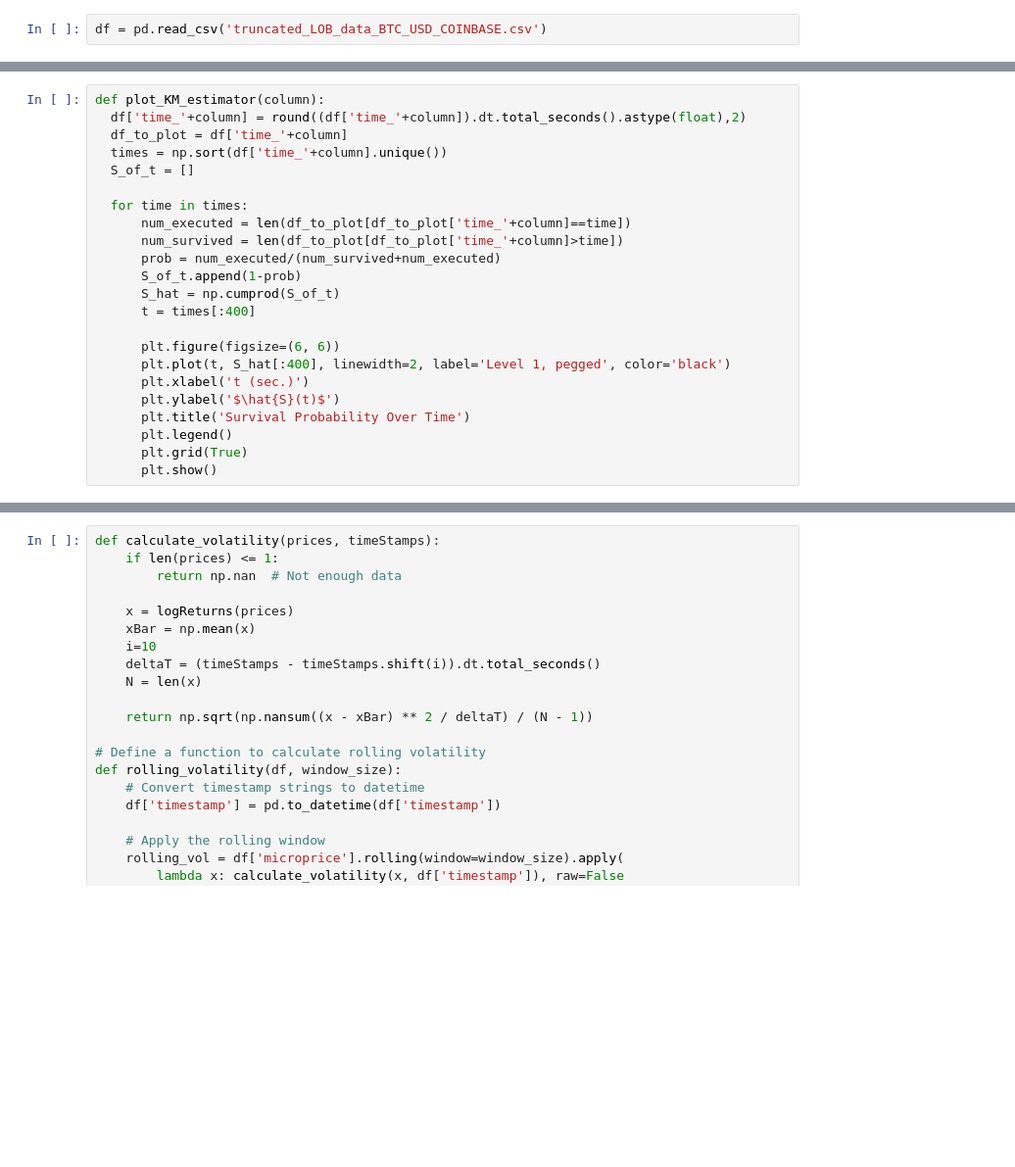
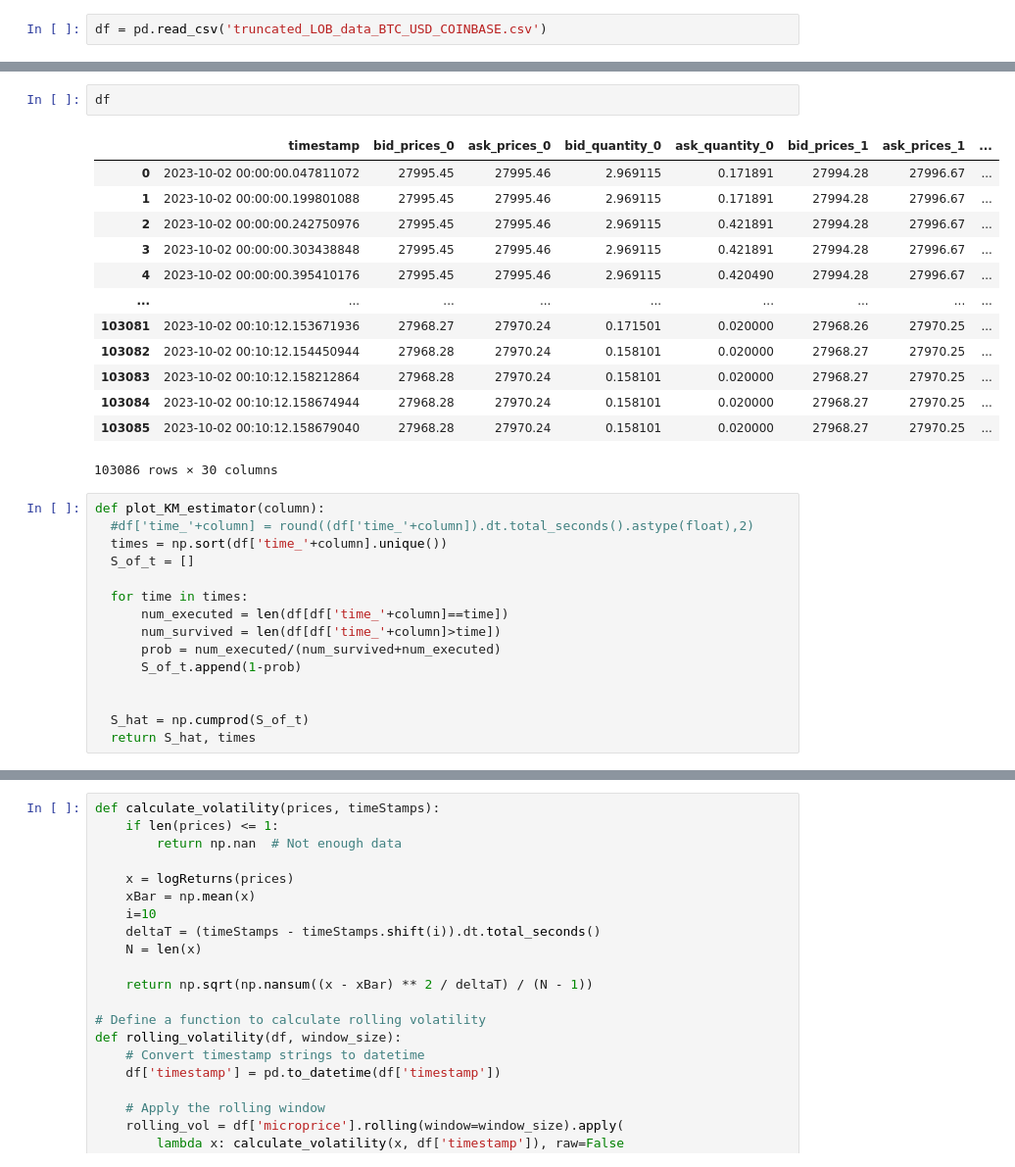
Before and after one commit to poloincognito/limit_order_book, a Jupyter notebook: notebooks/Filltime prediction.ipynb, the cells around one changed output, grey strips where cells are left out. Shown at 98% size. Drawn from its saved outputs; the diff is of its cells as text; blank space fills up the shorter version.

```diff
--- a/notebooks/Filltime prediction.ipynb
+++ b/notebooks/Filltime prediction.ipynb
@@ -32,24 +54,32 @@ for column in columns:
+# %%
+df
+# %% [output]
+|  | timestamp | bid_prices_0 | ask_prices_0 | bid_quantity_0 | ask_quantity_0 | bid_prices_1 | ask_prices_1 | ... |
+| 0 | 2023-10-02 00:00:00.047811072 | 27995.45 | 27995.46 | 2.969115 | 0.171891 | 27994.28 | 27996.67 | ... |
+| 1 | 2023-10-02 00:00:00.199801088 | 27995.45 | 27995.46 | 2.969115 | 0.171891 | 27994.28 | 27996.67 | ... |
+| 2 | 2023-10-02 00:00:00.242750976 | 27995.45 | 27995.46 | 2.969115 | 0.421891 | 27994.28 | 27996.67 | ... |
+| 3 | 2023-10-02 00:00:00.303438848 | 27995.45 | 27995.46 | 2.969115 | 0.421891 | 27994.28 | 27996.67 | ... |
+| 4 | 2023-10-02 00:00:00.395410176 | 27995.45 | 27995.46 | 2.969115 | 0.420490 | 27994.28 | 27996.67 | ... |
+| ... | ... | ... | ... | ... | ... | ... | ... | ... |
+| 103081 | 2023-10-02 00:10:12.153671936 | 27968.27 | 27970.24 | 0.171501 | 0.020000 | 27968.26 | 27970.25 | ... |
+| 103082 | 2023-10-02 00:10:12.154450944 | 27968.28 | 27970.24 | 0.158101 | 0.020000 | 27968.27 | 27970.25 | ... |
+| 103083 | 2023-10-02 00:10:12.158212864 | 27968.28 | 27970.24 | 0.158101 | 0.020000 | 27968.27 | 27970.25 | ... |
+| 103084 | 2023-10-02 00:10:12.158674944 | 27968.28 | 27970.24 | 0.158101 | 0.020000 | 27968.27 | 27970.25 | ... |
+| 103085 | 2023-10-02 00:10:12.158679040 | 27968.28 | 27970.24 | 0.158101 | 0.020000 | 27968.27 | 27970.25 | ... |
+103086 rows × 30 columns
 # %%
 def plot_KM_estimator(column):
-  df['time_'+column] = round((df['time_'+column]).dt.total_seconds().astype(float),2)
-  df_to_plot = df['time_'+column]
+  #df['time_'+column] = round((df['time_'+column]).dt.total_seconds().astype(float),2)
   times = np.sort(df['time_'+column].unique())
   S_of_t = []
 
   for time in times:
-      num_executed = len(df_to_plot[df_to_plot['time_'+column]==time])
-      num_survived = len(df_to_plot[df_to_plot['time_'+column]>time])
+      num_executed = len(df[df['time_'+column]==time])
+      num_survived = len(df[df['time_'+column]>time])
       prob = num_executed/(num_survived+num_executed)
       S_of_t.append(1-prob)
-      S_hat = np.cumprod(S_of_t)
-      t = times[:400]
 
-      plt.figure(figsize=(6, 6))
-      plt.plot(t, S_hat[:400], linewidth=2, label='Level 1, pegged', color='black')
-      plt.xlabel('t (sec.)')
-      plt.ylabel('$\hat{S}(t)$')
-      plt.title('Survival Probability Over Time')
-      plt.legend()
-      plt.grid(True)
-      plt.show()
+
+  S_hat = np.cumprod(S_of_t)
+  return S_hat, times
 # %%
```
Also changed, not shown: parts of 6 cells of this notebook.
